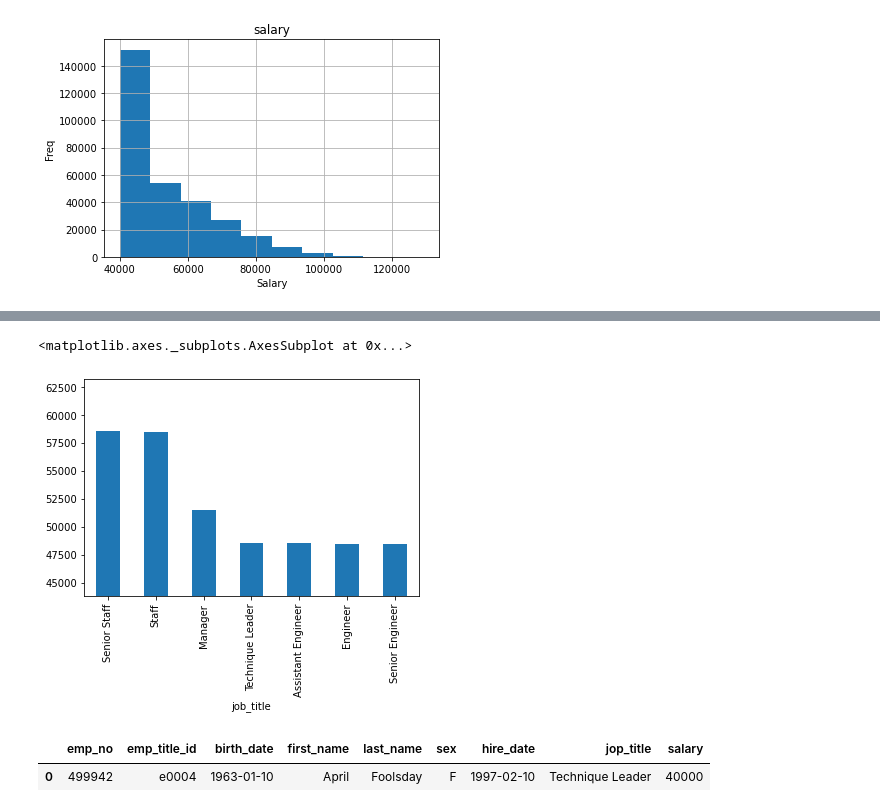
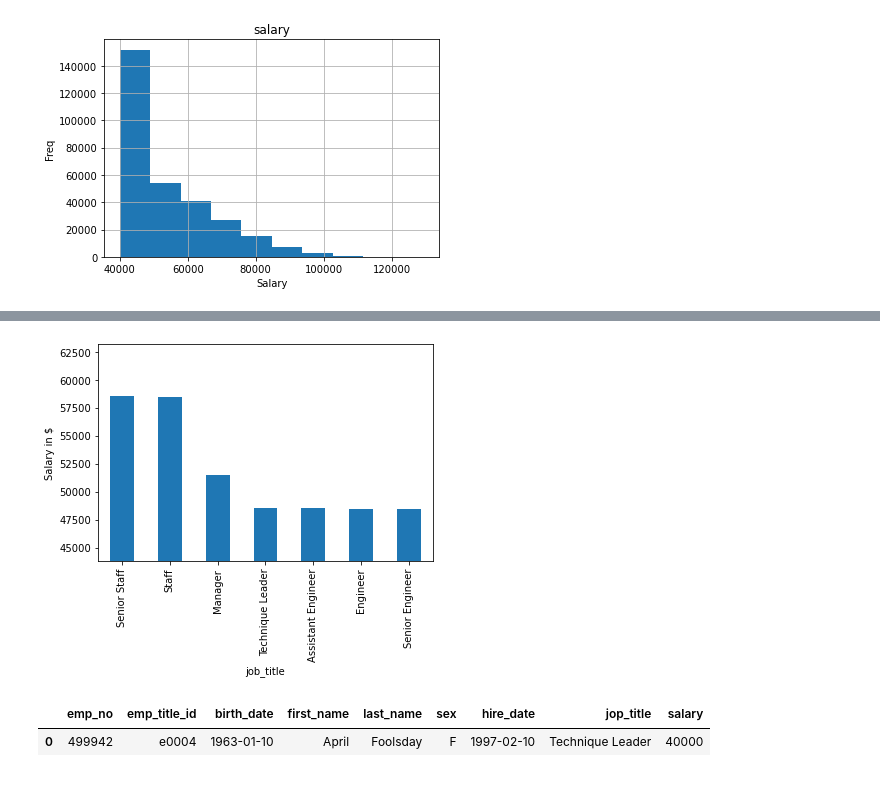
Before and after one commit to MellyB5/sql-challenge, a Jupyter notebook: Employee SQL/bonus.ipynb, the cells around one changed output, grey strips where cells are left out. Drawn from its saved outputs; the diff is of its cells as text; code cells hidden in the pictures.

```diff
--- a/Employee SQL/bonus.ipynb
+++ b/Employee SQL/bonus.ipynb
@@ -99,8 +99,9 @@ job_salaries.plot.bar()
 # %%
 # change limits to visualise plot better
 plt.ylim(job_salaries.min() - job_salaries.std(), job_salaries.max() + job_salaries.std())
 job_salaries.plot.bar()
+plt.ylabel("Salary in $")
+plt.show()
 # %% [output]
-<matplotlib.axes._subplots.AxesSubplot at 0x...>
-[figure, old version]
+[figure, new version]
 # %%
```
Also changed, not shown: parts of 7 cells of this notebook, 2 other files.
